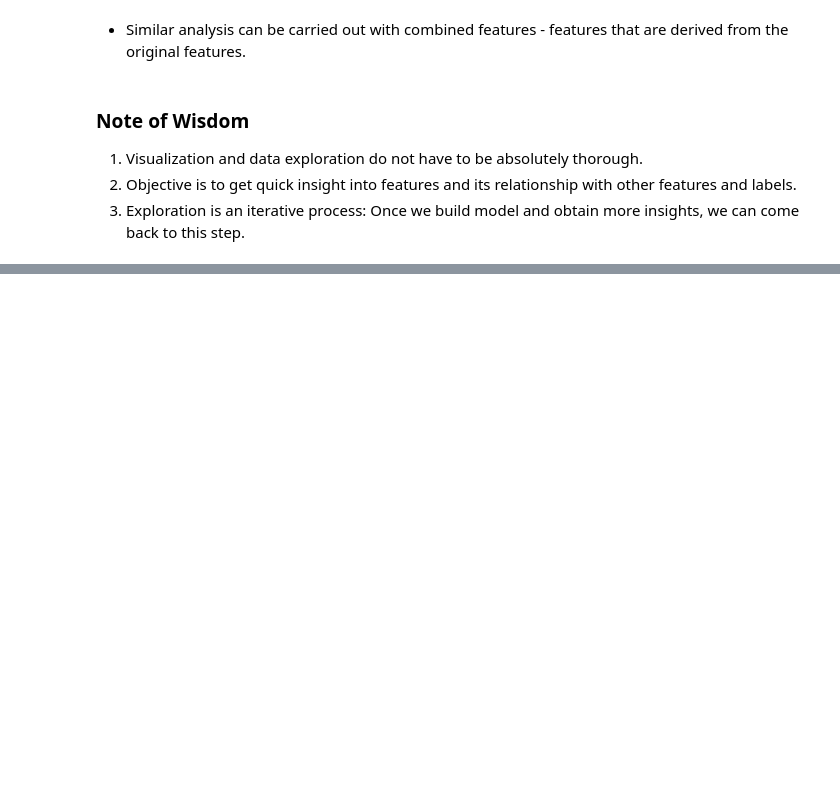
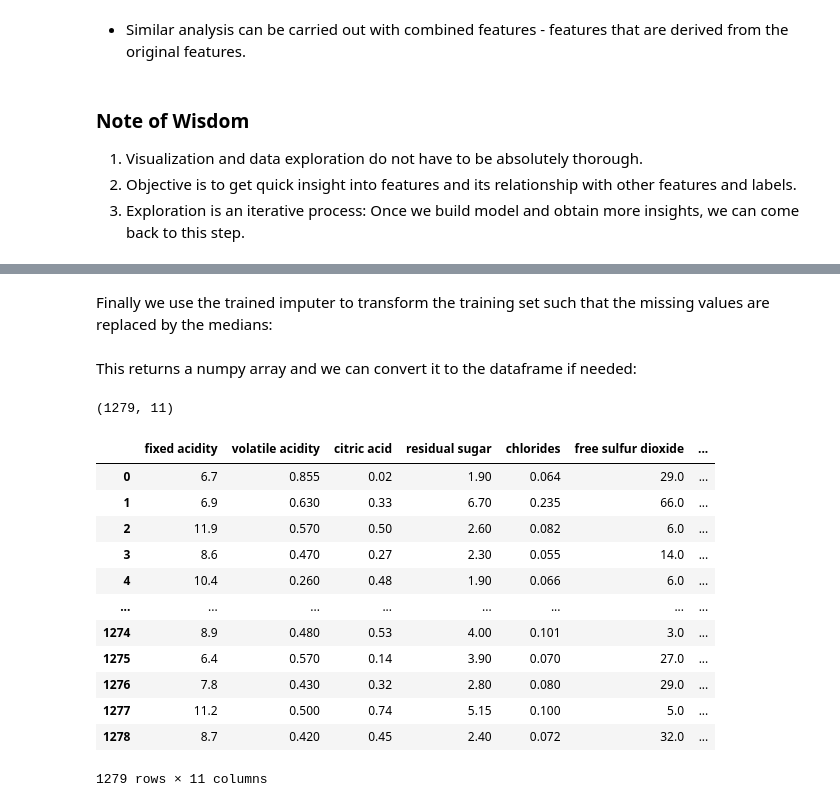
Before and after one commit to AnvayRaj/MLP-Notes, a Jupyter notebook: Week_1.ipynb, the cells around one changed output, grey strips where cells are left out. Saved outputs shown, nothing was run; the diff lists cells and outputs as text; code cells hidden in the pictures; blank space fills up the shorter version.

```diff
--- a/Week_1.ipynb
+++ b/Week_1.ipynb
@@ -480,0 +498,6 @@ array([[<Axes: xlabel='citric acid', ylabel='citric acid'>,
+# %%
+# copy all features, leaving aside the label
+wine_features = strat_train_set.drop("quality", axis=1)
+
+# Copy the label list
+wine_labels = strat_train_set['quality'].copy()
@@ -480,0 +538,3 @@ array([[<Axes: xlabel='citric acid', ylabel='citric acid'>,
+# %%
+from sklearn.impute import SimpleImputer
+imputer = SimpleImputer(strategy='median')
@@ -480,0 +543,2 @@ array([[<Axes: xlabel='citric acid', ylabel='citric acid'>,
+# %%
+imputer.fit(wine_features)
@@ -480,0 +573,28 @@ array([[<Axes: xlabel='citric acid', ylabel='citric acid'>,
+# %% [markdown]
+Finally we use the trained imputer to transform the training set such that the missing values are replaced by the medians:
+# %%
+tr_features = imputer.transform(wine_features)
+# %% [markdown]
+This returns a numpy array and we can convert it to the dataframe if needed:
+# %%
+tr_features.shape
+# %% [output]
+(1279, 11)
+# %%
+wine_features_tr = pd.DataFrame(tr_features, columns=wine_features.columns)
+
+wine_features_tr
+# %% [output]
+|  | fixed acidity | volatile acidity | citric acid | residual sugar | chlorides | free sulfur dioxide | ... |
+| 0 | 6.7 | 0.855 | 0.02 | 1.90 | 0.064 | 29.0 | ... |
+| 1 | 6.9 | 0.630 | 0.33 | 6.70 | 0.235 | 66.0 | ... |
+| 2 | 11.9 | 0.570 | 0.50 | 2.60 | 0.082 | 6.0 | ... |
+| 3 | 8.6 | 0.470 | 0.27 | 2.30 | 0.055 | 14.0 | ... |
+| 4 | 10.4 | 0.260 | 0.48 | 1.90 | 0.066 | 6.0 | ... |
+| ... | ... | ... | ... | ... | ... | ... | ... |
+| 1274 | 8.9 | 0.480 | 0.53 | 4.00 | 0.101 | 3.0 | ... |
+| 1275 | 6.4 | 0.570 | 0.14 | 3.90 | 0.070 | 27.0 | ... |
+| 1276 | 7.8 | 0.430 | 0.32 | 2.80 | 0.080 | 29.0 | ... |
+| 1277 | 11.2 | 0.500 | 0.74 | 5.15 | 0.100 | 5.0 | ... |
+| 1278 | 8.7 | 0.420 | 0.45 | 2.40 | 0.072 | 32.0 | ... |
+1279 rows × 11 columns
```
Also changed, not shown: parts of 13 cells of this notebook.
